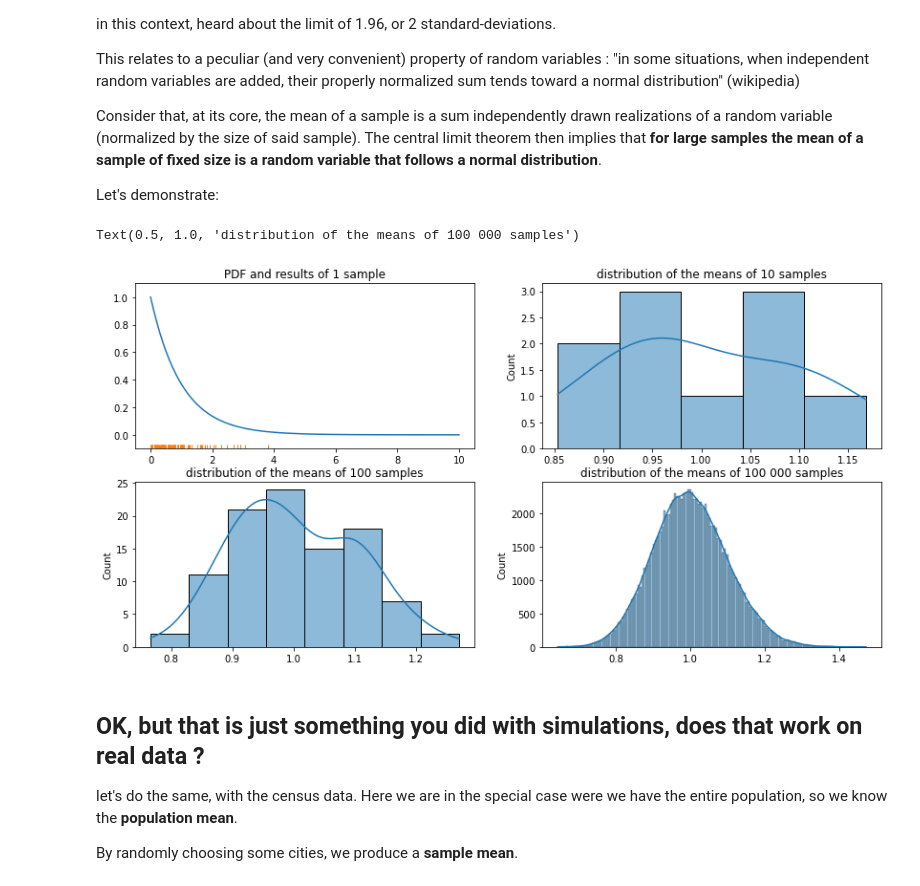
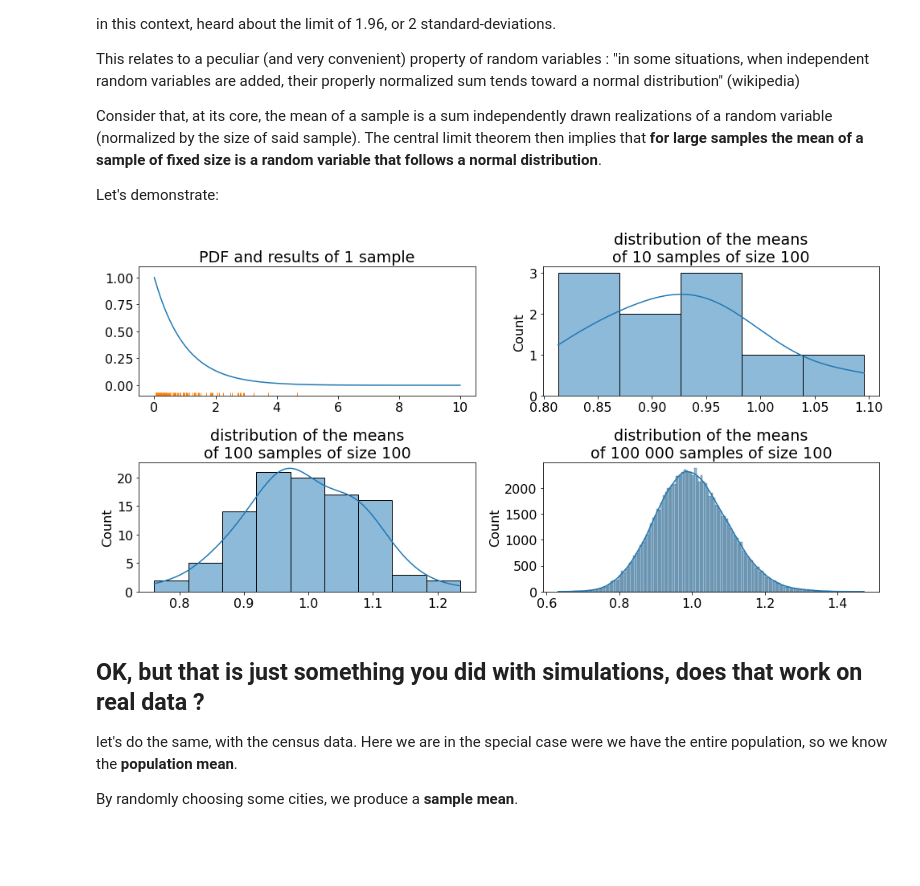
Before and after one commit to sib-swiss/introduction-to-statistics-with-python-training, a Jupyter notebook: 02_distribution_and_statistical_tests.ipynb, the cells around one changed output. Saved outputs shown, nothing was run; the diff lists cells and outputs as text; code cells hidden in the pictures; blank space fills up the shorter version.

```diff
--- a/02_distribution_and_statistical_tests.ipynb
+++ b/02_distribution_and_statistical_tests.ipynb
@@ -43,6 +43,14 @@ import seaborn as sns
 import scipy.stats as stats
 import pandas as pd
 import numpy as np
+
+
+### This is some configuration to make the plots work better when presenting online
+%matplotlib inline
+
+import matplotlib.pylab as pylab
+pylab.rcParams['figure.figsize'] = 10, 10
+plt.rc("font", size=16)
 # %% [markdown]
 ## what is a probability distribution ?
 
@@ -117,37 +125,37 @@ Let's demonstrate:
 # %%
 # Say we collect a sample of size 100 in an exponential distribution, and compute the mean of that sample
 sampleSize = 100
 sampling = lambda sampleSize : np.random.exponential( size = sampleSize) # I define a function for sampling
 
 sample1 = sampling(sampleSize)
 
 # let's repeat this 10 times, and keep only the means
 sampleMeans10 = [ sampling(sampleSize).mean() for i in range(10) ]
 # now let's repeat this 100 times, and keep only the means
 sampleMeans100 = [ sampling(sampleSize).mean() for i in range(100) ]
 # now let's repeat this 100 000 times, and keep only the means
 sampleMeans100000 = [ sampling(sampleSize).mean() for i in range(100000) ]
 
 
 ## plotting
 fig, axes = plt.subplots(2,2,figsize=(14, 7))
 x = np.linspace(0,10, 100)
 a= sns.lineplot(x=x, y=stats.expon.pdf(x ) , ax = axes[0,0] )
 sns.rugplot( x=sample1 , ax = axes[0,0] )
 a.set_title('PDF and results of 1 sample')
 
 a=sns.histplot(sampleMeans10 , kde=True, ax = axes[0,1])
-a.set_title('distribution of the means of 10 samples')
+a.set_title('distribution of the means\nof 10 samples of size {}'.format(sampleSize))
 
 a=sns.histplot(sampleMeans100 , kde=True, ax = axes[1,0])
-a.set_title('distribution of the means of 100 samples')
+a.set_title('distribution of the means\nof 100 samples of size {}'.format(sampleSize))
 
 a=sns.histplot(sampleMeans100000 , kde=True, ax = axes[1,1])
 #a=sns.distplot(x, stats.norm.pdf( x , loc = 0.5 , norm= ) , ax = axes[1,1])
-a.set_title('distribution of the means of 100 000 samples')
+a.set_title('distribution of the means\nof 100 000 samples of size {}'.format(sampleSize))
+plt.tight_layout()
 # %% [output]
-Text(0.5, 1.0, 'distribution of the means of 100 000 samples')
-[figure, old version]
+[figure, new version]
 # %% [markdown]
 ## OK, but that is just something you did with simulations, does that work on real data ?
 
```
Also changed, not shown: parts of 29 cells of this notebook, 4 other files.
